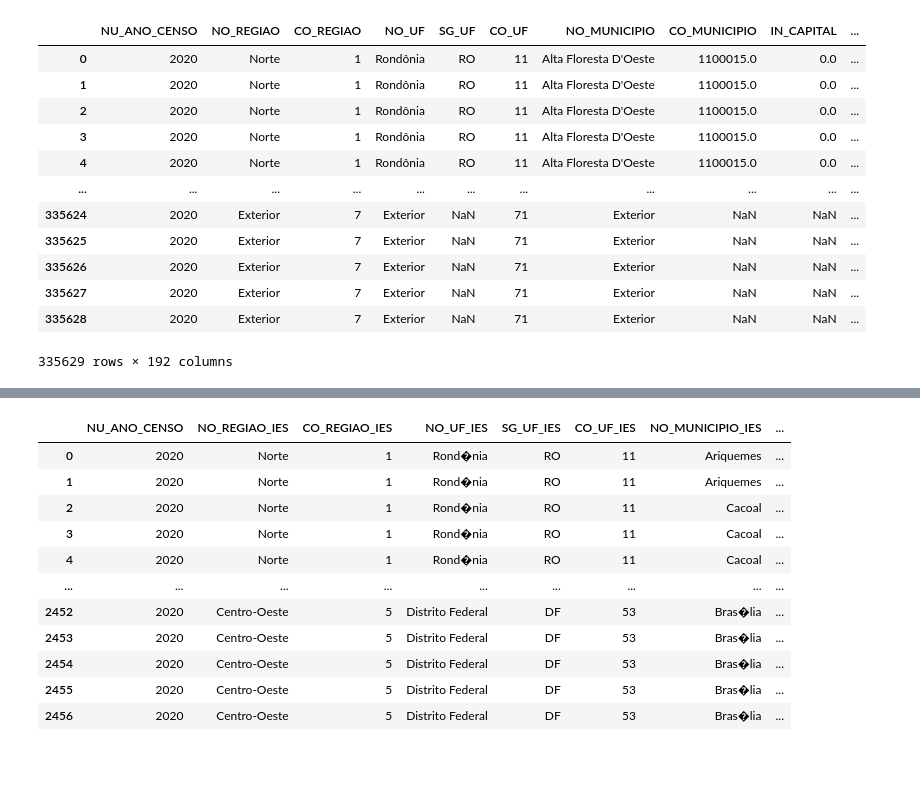
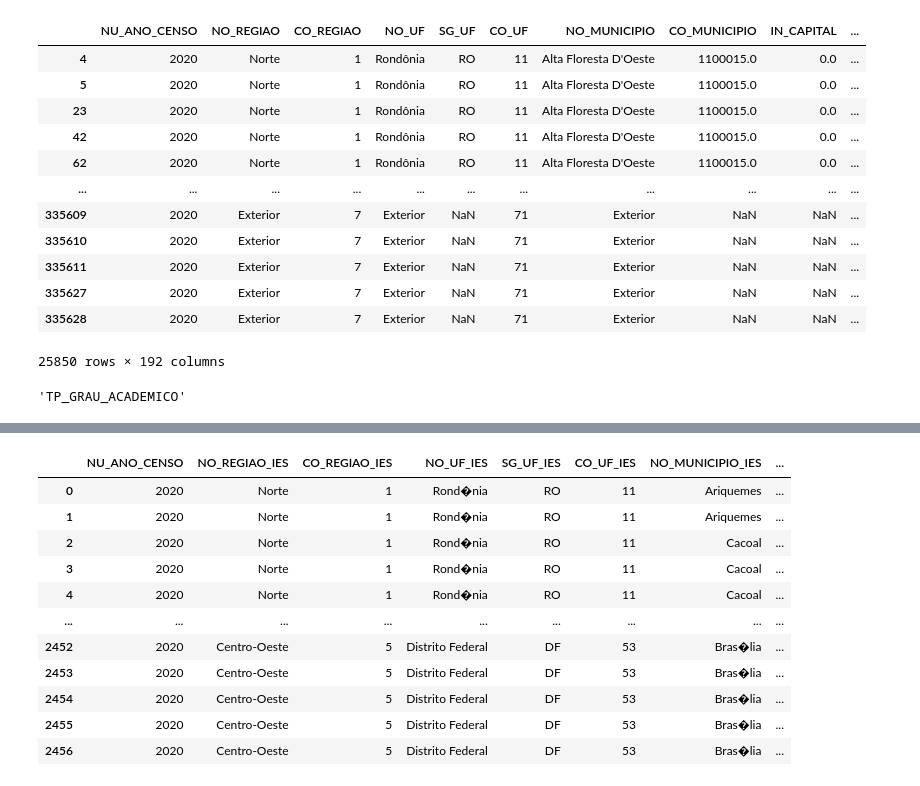
Before and after one commit to lujasmin/alunas, a Jupyter notebook: notebook.ipynb, the cells around one changed output, grey strips where cells are left out. Saved outputs shown, nothing was run; the diff lists cells and outputs as text; code cells hidden in the pictures.

```diff
--- a/notebook.ipynb
+++ b/notebook.ipynb
@@ -8,19 +9,29 @@ path_dicio = 'data/dicionrio_dados_educao_superior.xlsx'
 df_cursos = pd.read_csv(path_cursos, sep=';', encoding_errors='replace', low_memory=False)
 df_ies = pd.read_csv(path_ies, sep=';', encoding_errors='replace')
 df_dicio = pd.read_excel(path_dicio)
-# %%
-df_cursos
-# %% [output]
-|  | NU_ANO_CENSO | NO_REGIAO | CO_REGIAO | NO_UF | SG_UF | CO_UF | NO_MUNICIPIO | CO_MUNICIPIO | IN_CAPITAL | ... |
-| 0 | 2020 | Norte | 1 | Rondônia | RO | 11 | Alta Floresta D'Oeste | 1100015.0 | 0.0 | ... |
-| 1 | 2020 | Norte | 1 | Rondônia | RO | 11 | Alta Floresta D'Oeste | 1100015.0 | 0.0 | ... |
-| 2 | 2020 | Norte | 1 | Rondônia | RO | 11 | Alta Floresta D'Oeste | 1100015.0 | 0.0 | ... |
-| 3 | 2020 | Norte | 1 | Rondônia | RO | 11 | Alta Floresta D'Oeste | 1100015.0 | 0.0 | ... |
-| 4 | 2020 | Norte | 1 | Rondônia | RO | 11 | Alta Floresta D'Oeste | 1100015.0 | 0.0 | ... |
-| ... | ... | ... | ... | ... | ... | ... | ... | ... | ... | ... |
-| 335624 | 2020 | Exterior | 7 | Exterior | NaN | 71 | Exterior | NaN | NaN | ... |
-| 335625 | 2020 | Exterior | 7 | Exterior | NaN | 71 | Exterior | NaN | NaN | ... |
-| 335626 | 2020 | Exterior | 7 | Exterior | NaN | 71 | Exterior | NaN | NaN | ... |
-| 335627 | 2020 | Exterior | 7 | Exterior | NaN | 71 | Exterior | NaN | NaN | ... |
-| 335628 | 2020 | Exterior | 7 | Exterior | NaN | 71 | Exterior | NaN | NaN | ... |
-335629 rows × 192 columns
+# %%
+df_filtro = df_cursos[(df_cursos['CO_CINE_AREA_ESPECIFICA'] == 61)]
+df_filtro
+# %% [output]
+|  | NU_ANO_CENSO | NO_REGIAO | CO_REGIAO | NO_UF | SG_UF | CO_UF | NO_MUNICIPIO | CO_MUNICIPIO | IN_CAPITAL | ... |
+| 4 | 2020 | Norte | 1 | Rondônia | RO | 11 | Alta Floresta D'Oeste | 1100015.0 | 0.0 | ... |
+| 5 | 2020 | Norte | 1 | Rondônia | RO | 11 | Alta Floresta D'Oeste | 1100015.0 | 0.0 | ... |
+| 23 | 2020 | Norte | 1 | Rondônia | RO | 11 | Alta Floresta D'Oeste | 1100015.0 | 0.0 | ... |
+| 42 | 2020 | Norte | 1 | Rondônia | RO | 11 | Alta Floresta D'Oeste | 1100015.0 | 0.0 | ... |
+| 62 | 2020 | Norte | 1 | Rondônia | RO | 11 | Alta Floresta D'Oeste | 1100015.0 | 0.0 | ... |
+| ... | ... | ... | ... | ... | ... | ... | ... | ... | ... | ... |
+| 335609 | 2020 | Exterior | 7 | Exterior | NaN | 71 | Exterior | NaN | NaN | ... |
+| 335610 | 2020 | Exterior | 7 | Exterior | NaN | 71 | Exterior | NaN | NaN | ... |
+| 335611 | 2020 | Exterior | 7 | Exterior | NaN | 71 | Exterior | NaN | NaN | ... |
+| 335627 | 2020 | Exterior | 7 | Exterior | NaN | 71 | Exterior | NaN | NaN | ... |
+| 335628 | 2020 | Exterior | 7 | Exterior | NaN | 71 | Exterior | NaN | NaN | ... |
+25850 rows × 192 columns
+# %%
+'TP_GRAU_ACADEMICO'
+# 1. Bacharelado
+# 2. Licenciatura
+# 3. Tecnológico
+# 4. Bacharelado e Licenciatura
+# (.) Não aplicável (cursos com nivel acadêmico igual a sequencial de formação específica ou  cursos de área básica de curso identificada pela variável TP_ATRIBUTO_INGRESSO)
+# %% [output]
+'TP_GRAU_ACADEMICO'
```
Also changed, not shown: parts of 3 cells of this notebook, 1 other file.
